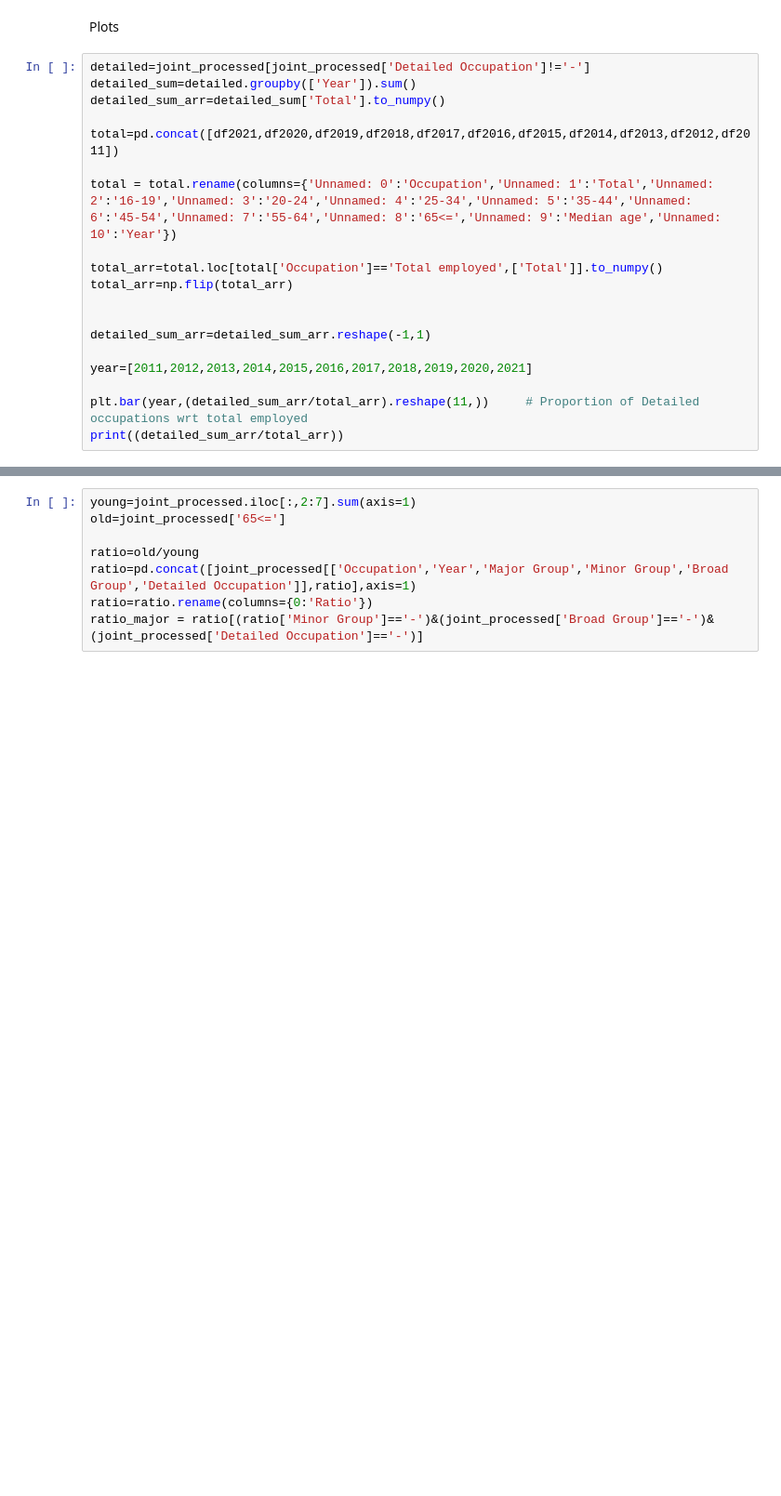
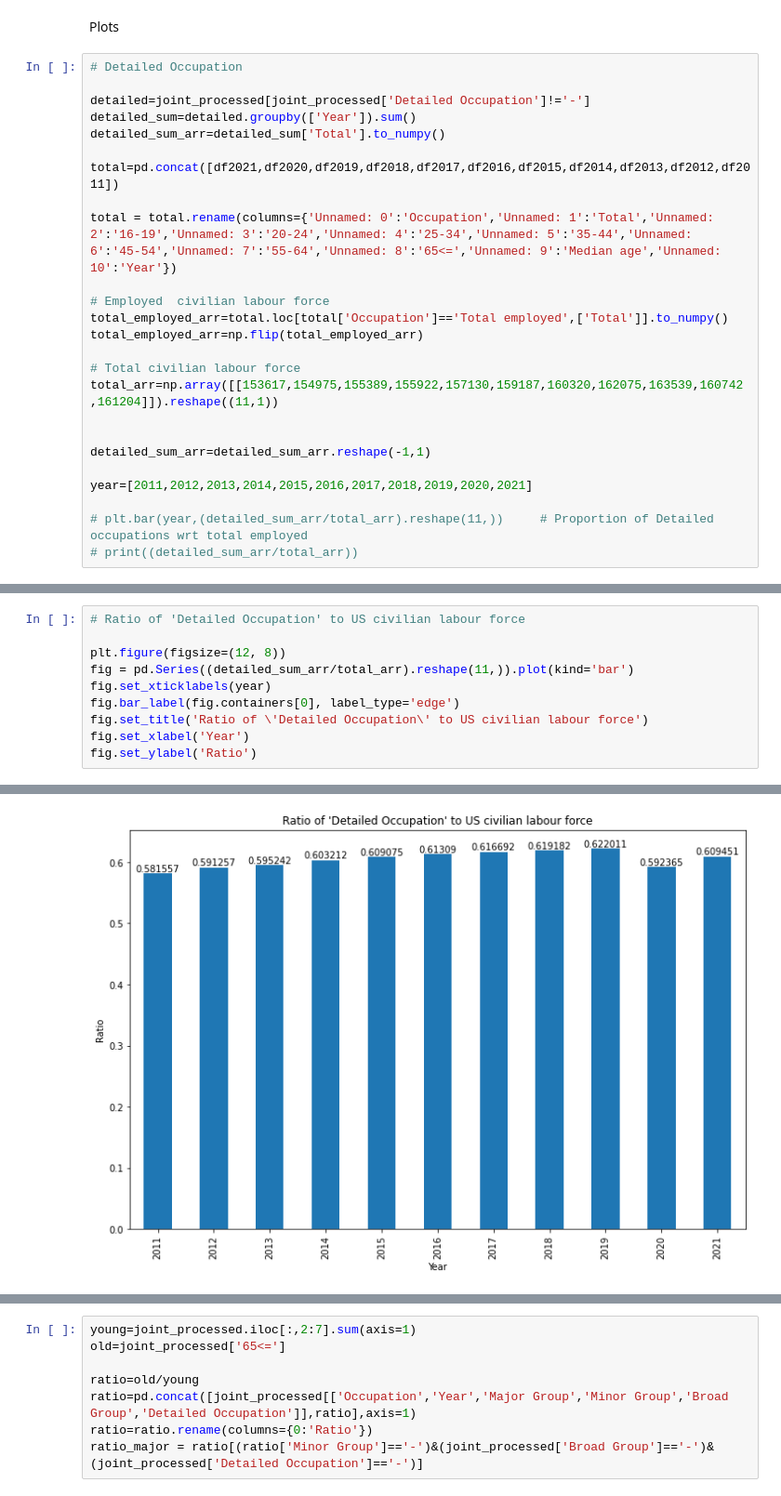
Before and after one commit to terencetan-c/4YP-The-Future-of-Work, a Jupyter notebook: Data cleaning/Data cleaning.ipynb, the cells around one changed output, grey strips where cells are left out. Shown at 93% size. Cells and saved outputs as stored; diff of their text form; blank space fills up the shorter version.

```diff
--- a/Data cleaning/Data cleaning.ipynb
+++ b/Data cleaning/Data cleaning.ipynb
@@ -287,6 +287,8 @@ joint_processed=pd.merge(left=df_processed,right=soc2018,how='inner',left_on='Oc
 # %% [markdown]
 Plots
 # %%
+# Detailed Occupation
+
 detailed=joint_processed[joint_processed['Detailed Occupation']!='-']
 detailed_sum=detailed.groupby(['Year']).sum()
 detailed_sum_arr=detailed_sum['Total'].to_numpy()
@@ -295,13 +297,17 @@ total=pd.concat([df2021,df2020,df2019,df2018,df2017,df2016,df2015,df2014,df2013,
 
 total = total.rename(columns={'Unnamed: 0':'Occupation','Unnamed: 1':'Total','Unnamed: 2':'16-19','Unnamed: 3':'20-24','Unnamed: 4':'25-34','Unnamed: 5':'35-44','Unnamed: 6':'45-54','Unnamed: 7':'55-64','Unnamed: 8':'65<=','Unnamed: 9':'Median age','Unnamed: 10':'Year'})
 
-total_arr=total.loc[total['Occupation']=='Total employed',['Total']].to_numpy()
-total_arr=np.flip(total_arr)
+# Employed  civilian labour force
+total_employed_arr=total.loc[total['Occupation']=='Total employed',['Total']].to_numpy()
+total_employed_arr=np.flip(total_employed_arr)
+
+# Total civilian labour force
+total_arr=np.array([[153617,154975,155389,155922,157130,159187,160320,162075,163539,160742,161204]]).reshape((11,1))
 
 
 detailed_sum_arr=detailed_sum_arr.reshape(-1,1)
 
 year=[2011,2012,2013,2014,2015,2016,2017,2018,2019,2020,2021]
 
-plt.bar(year,(detailed_sum_arr/total_arr).reshape(11,))     # Proportion of Detailed occupations wrt total employed
-print((detailed_sum_arr/total_arr))
+# plt.bar(year,(detailed_sum_arr/total_arr).reshape(11,))     # Proportion of Detailed occupations wrt total employed
+# print((detailed_sum_arr/total_arr))
@@ -320,0 +314,11 @@ print((detailed_sum_arr/total_arr))
+# %%
+# Ratio of 'Detailed Occupation' to US civilian labour force
+
+plt.figure(figsize=(12, 8))
+fig = pd.Series((detailed_sum_arr/total_arr).reshape(11,)).plot(kind='bar')
+fig.set_xticklabels(year)
+fig.bar_label(fig.containers[0], label_type='edge')
+fig.set_title('Ratio of \'Detailed Occupation\' to US civilian labour force')
+fig.set_xlabel('Year')
+fig.set_ylabel('Ratio')
+# %% [output]
@@ -320,0 +326 @@ print((detailed_sum_arr/total_arr))
+[figure, added]
```
Also changed, not shown: parts of 12 cells of this notebook, 13 other files.
